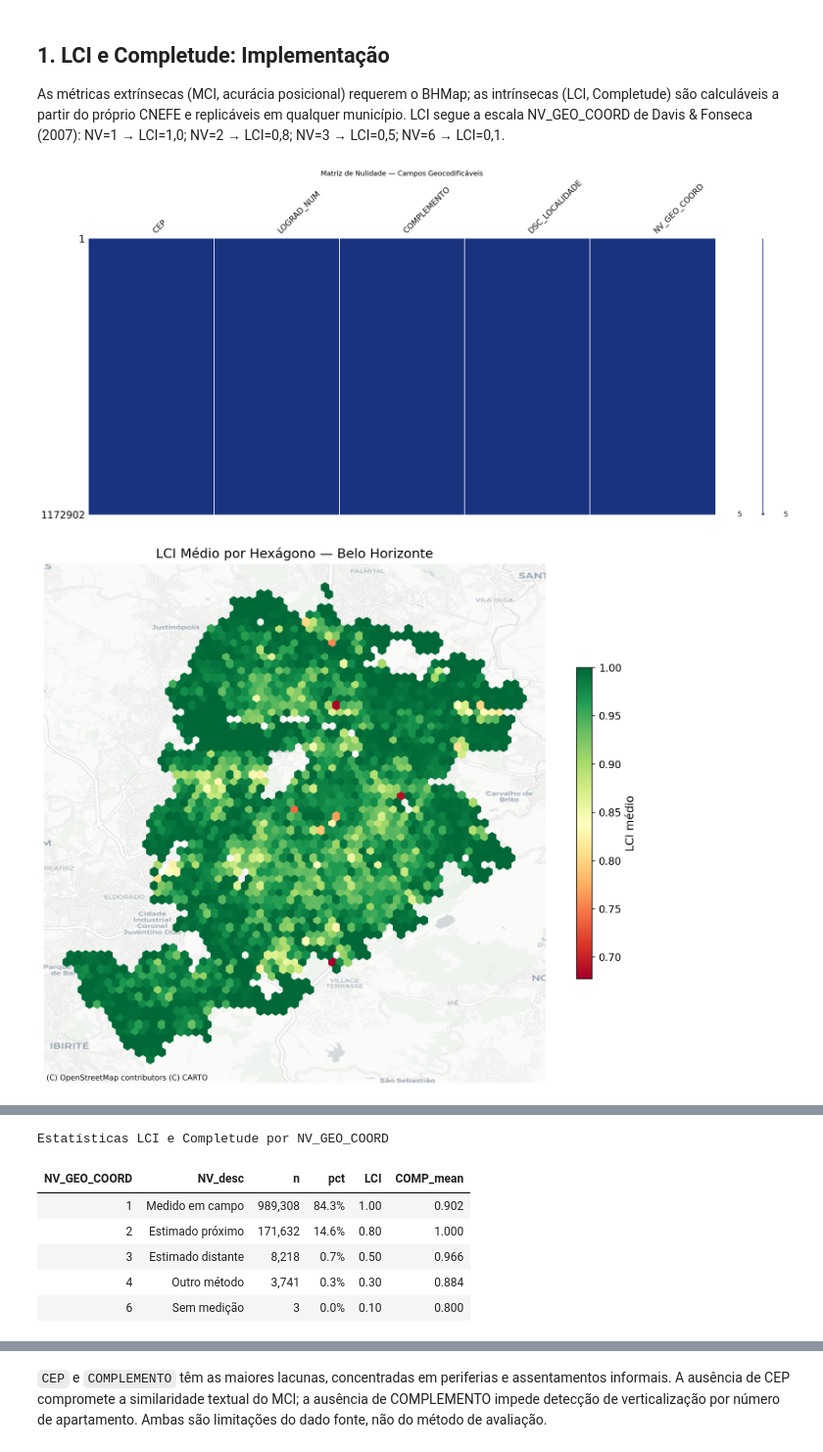
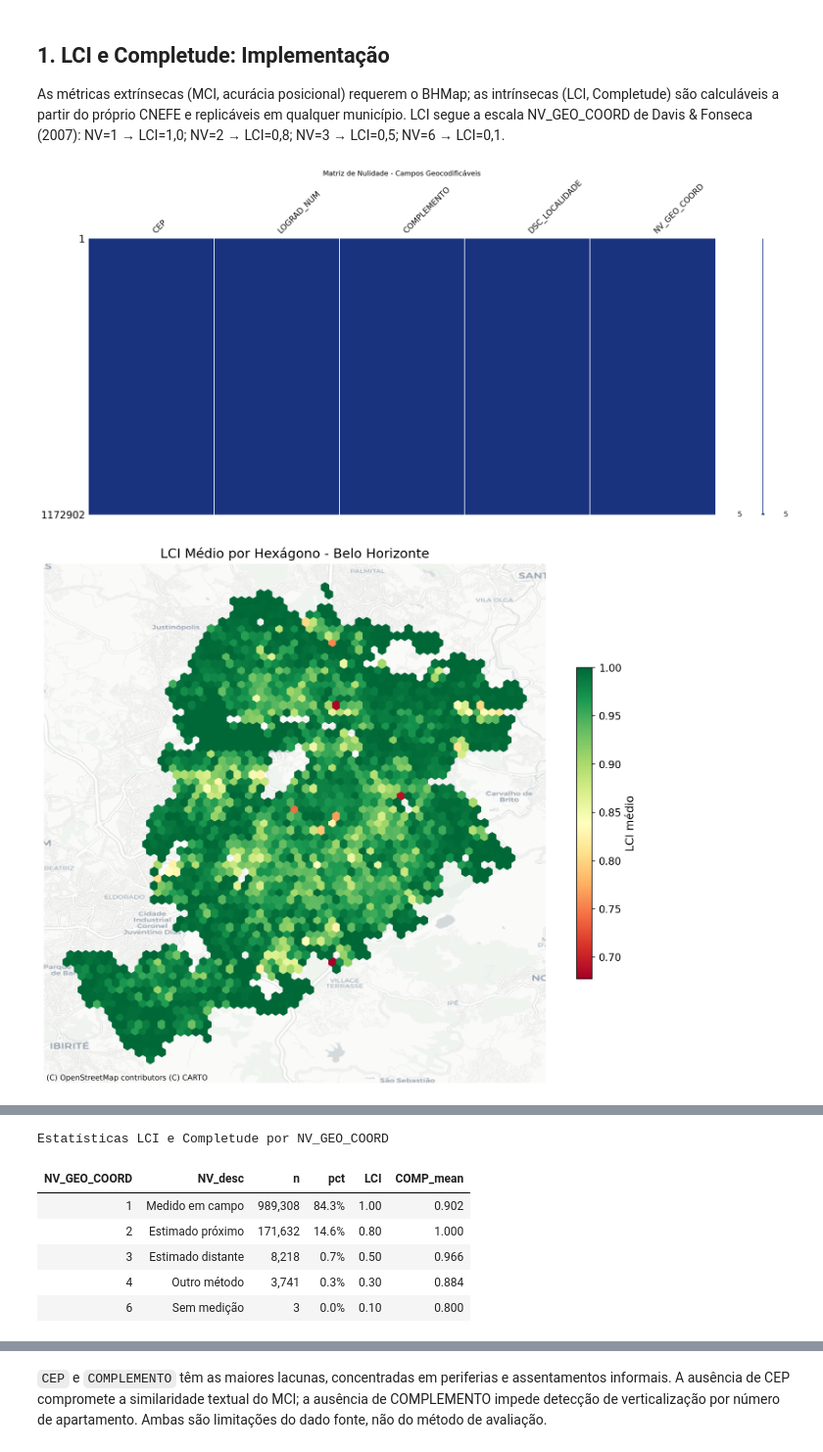
Before and after one commit to mcatrinque/geocoding-quality-analysis, a Jupyter notebook: notebooks/04_lci_completude.ipynb, the cells around one changed output, grey strips where cells are left out. Shown at 98% size. Drawn from its saved outputs; the diff is of its cells as text; code cells hidden in the pictures.

```diff
--- a/notebooks/04_lci_completude.ipynb
+++ b/notebooks/04_lci_completude.ipynb
@@ -38,7 +38,7 @@ gdf_matched['LCI'] = calculate_lci(gdf_matched['NV_GEO_COORD'])
 
 # --- 1.1 Matriz de nulidade ---
 msno.matrix(gdf_matched[[c for c in config.COMPLETUDE_CAMPOS_PESOS.keys() if c in gdf_matched.columns]], color=(0.1, 0.2, 0.5))
-plt.title('Matriz de Nulidade — Campos Geocodificáveis')
+plt.title('Matriz de Nulidade - Campos Geocodificáveis')
 plt.savefig(config.FIG_DIR / 'nb04_matrix_nulidade.png', dpi=200, bbox_inches='tight')
 plt.show()
 
@@ -58,7 +58,7 @@ try:
         print(f'Warning: Basemap download failed ({e})')
 except Exception:
     pass
-ax.set_title('LCI Médio por Hexágono — Belo Horizonte')
+ax.set_title('LCI Médio por Hexágono - Belo Horizonte')
 ax.axis('off')
 plt.savefig(config.FIG_DIR / 'nb04_mapa_lci_hexbin.png', dpi=200, bbox_inches='tight')
 plt.show()
@@ -90,34 +90,34 @@ for ax, col, title in zip(axes,
         pass
     ax.set_title(title, fontsize=13)
     ax.axis('off')
 plt.tight_layout()
 plt.savefig(config.FIG_DIR / 'nb04_coropletico_bairro_lci_completude.png', dpi=200, bbox_inches='tight')
 plt.show()
 
 # Estatísticas por NV_GEO_COORD (tabela estilizada)
 lci_stats = gdf_matched.groupby('NV_GEO_COORD').agg(
     n=('LCI', 'count'),
     LCI=('LCI', 'first'),
     COMP_mean=('COMPLETUDE', 'mean')
 ).reset_index()
 lci_stats['pct'] = lci_stats['n'] / lci_stats['n'].sum() * 100
 lci_stats['NV_desc'] = lci_stats['NV_GEO_COORD'].map(config.NV_GEO_MAP).fillna('Desconhecido')
 
 display(lci_stats[['NV_GEO_COORD', 'NV_desc', 'n', 'pct', 'LCI', 'COMP_mean']].style
     .background_gradient(subset=['n'], cmap='Blues')
     .bar(subset=['pct'], color='#aed6f1', vmin=0, vmax=100)
     .background_gradient(subset=['LCI'], cmap='RdYlGn', vmin=0, vmax=1)
     .background_gradient(subset=['COMP_mean'], cmap='YlGn', vmin=0, vmax=1)
     .format({'n': '{:,.0f}', 'pct': '{:.1f}%', 'LCI': '{:.2f}', 'COMP_mean': '{:.3f}'})
     .hide(axis='index')
     .set_caption('Estatísticas LCI e Completude por NV_GEO_COORD'))
 
 # Salvar dataset enriquecido
 gdf_matched.to_parquet(config.PROCESSED_DIR / 'cnefe_pre_gci.parquet')
 print(f"Salvo: cnefe_pre_gci.parquet ({len(gdf_matched):,} registros)")
 # %% [output]
 [figure]
-[figure, old version]
+[figure, new version]
 [figure]
 Estatísticas LCI e Completude por NV_GEO_COORD
 | NV_GEO_COORD | NV_desc | n | pct | LCI | COMP_mean |
```
Also changed, not shown: 28 other files.
